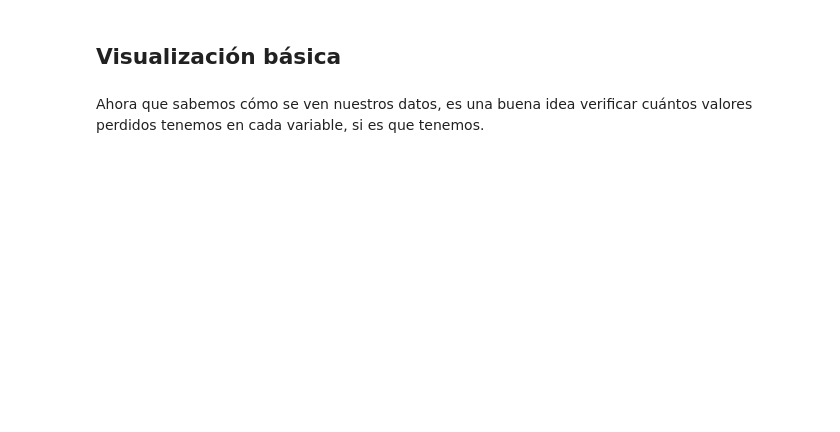
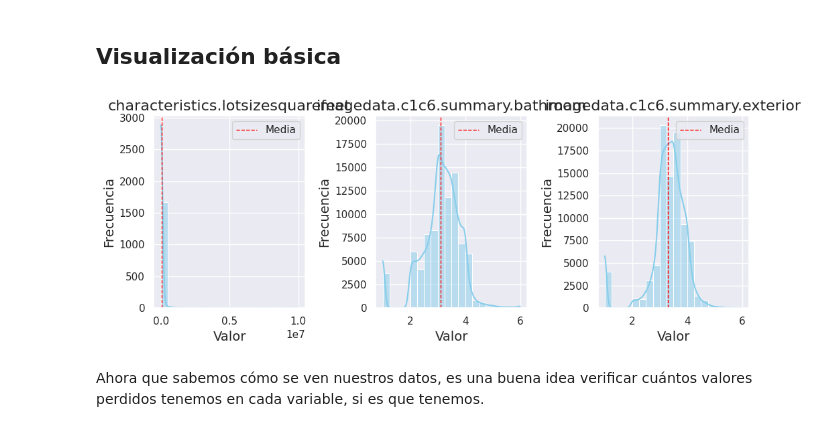
Before and after one commit to Farrius/Datathon_2024, a Jupyter notebook: restb.ipynb, the cells around one changed output. Saved outputs shown, nothing was run; the diff lists cells and outputs as text; code cells hidden in the pictures; blank space fills up the shorter version.

```diff
--- a/restb.ipynb
+++ b/restb.ipynb
@@ -280,25 +324,27 @@ df_train.describe(include='all').T
 # %% [markdown]
 ## Visualización básica
 # %%
-fig, axes = plt.subplots(1,3,figsize=(10,10))
+fig, axes = plt.subplots(1,3,figsize=(10,4))
 
 # We will not plot country because it has too many categories.
-for i, c in enumerate(df_train.columns[1:1]):
+for i, c in enumerate(df_train.columns[1:4]):
     ax = axes.reshape(-1)[i]
     if df_train[c].dtype.kind == 'O':
         a = sns.countplot(x=c,data=df_train,ax=ax)
     else:
         b = sns.histplot(x=c,data=df_train,ax=ax, bins=20, kde=True, color="skyblue")
         ax.set_title(c, fontsize=16)
         ax.set_xlabel('Valor', fontsize=14)
         ax.set_ylabel('Frecuencia', fontsize=14)
 
         mean = df_train[c].mean()
         median = df_train[c].median()
         ax.axvline(mean, color='red', linestyle='dashed', linewidth=1, label='Media')
         ax.legend()
 
 plt.tight_layout()
 plt.show();
+# %% [output]
+[figure, added]
 # %% [markdown]
 Ahora que sabemos cómo se ven nuestros datos, es una buena idea verificar cuántos valores perdidos tenemos en cada variable, si es que tenemos.
```
Also changed, not shown: parts of 3 cells of this notebook.
